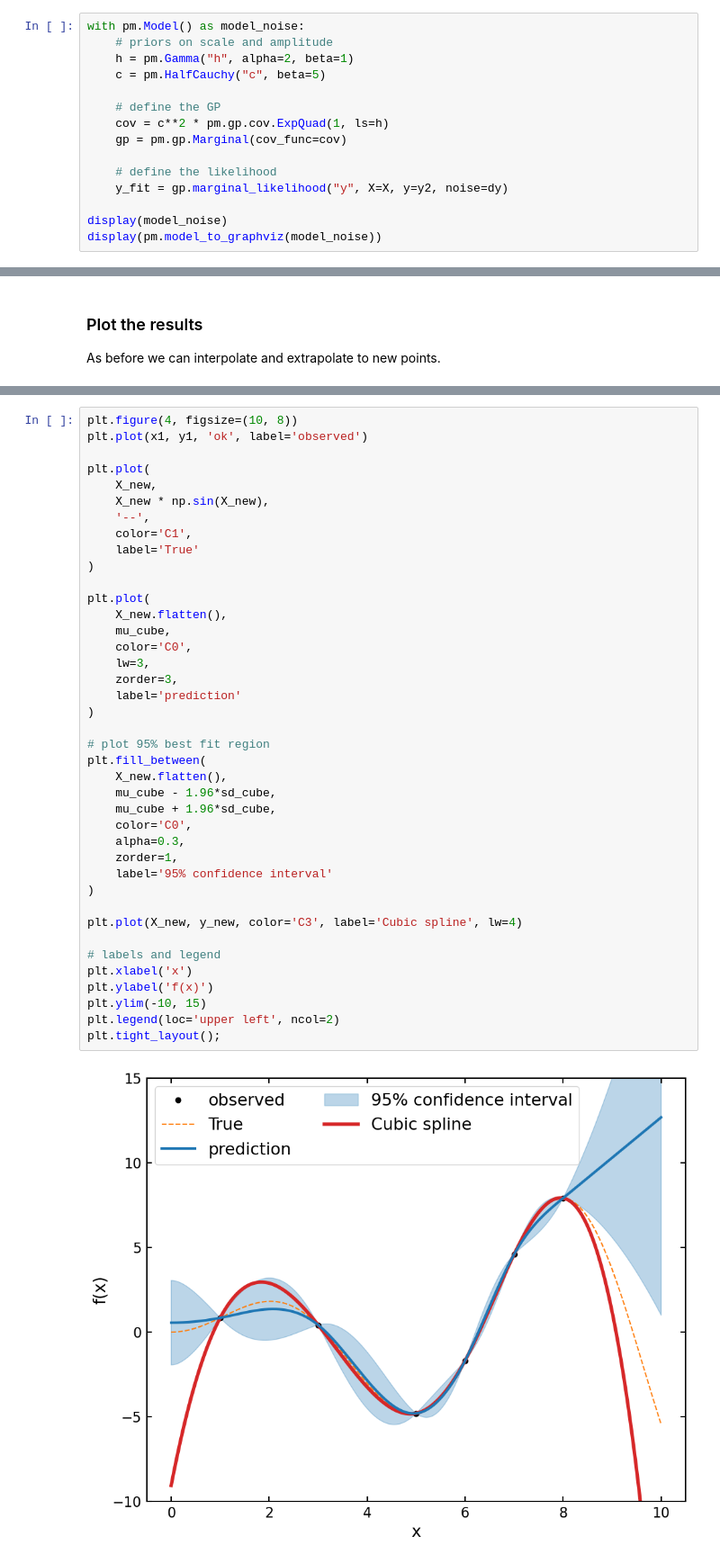
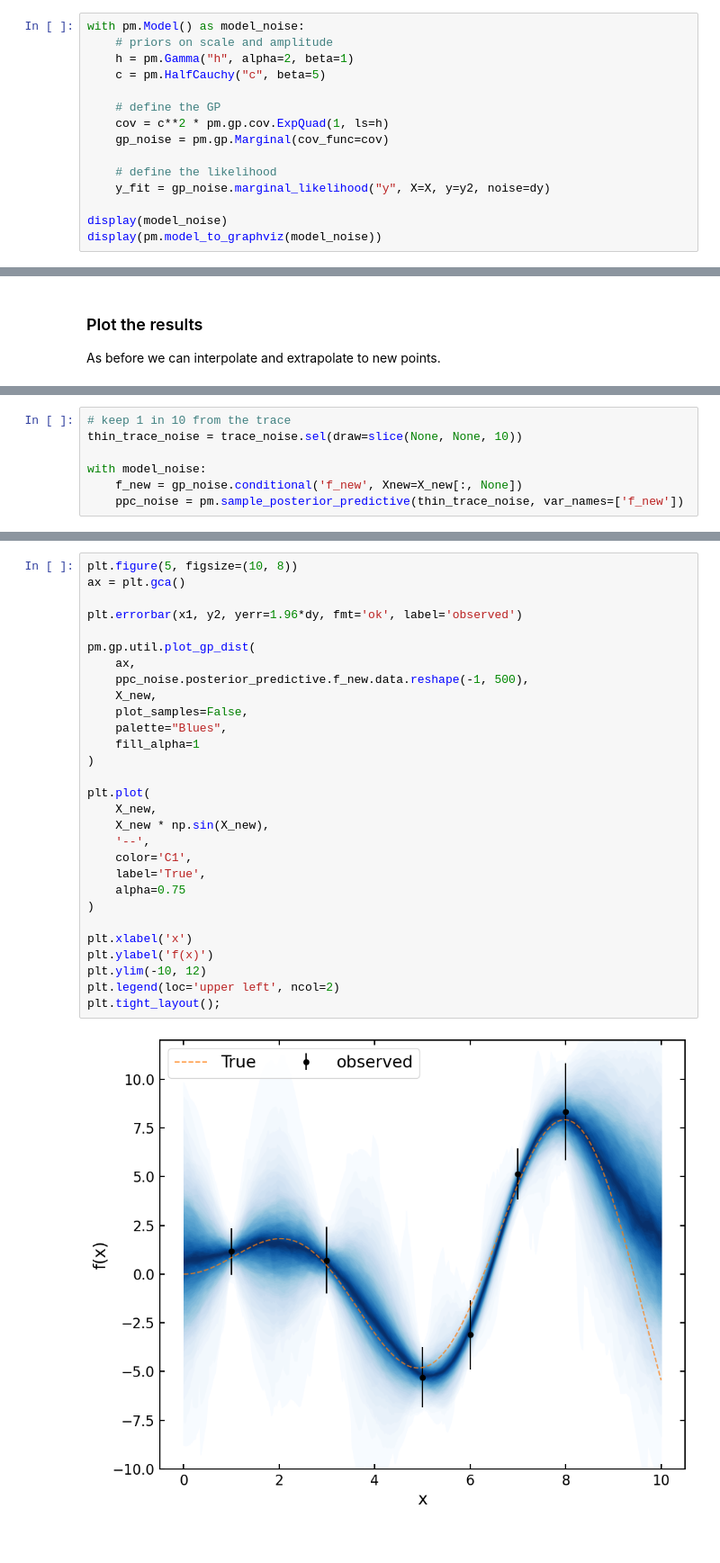
Before and after one commit to CKrawczyk/jupyter_data_languages, a Jupyter notebook: Gaussian_process_regression_pymc.ipynb, the cells around one changed output, grey strips where cells are left out. Shown at 90% size. Saved outputs shown, nothing was run; the diff lists cells and outputs as text; blank space fills up the shorter version.

```diff
--- a/Gaussian_process_regression_pymc.ipynb
+++ b/Gaussian_process_regression_pymc.ipynb
@@ -253,10 +254,10 @@ with pm.Model() as model_noise:
 
     # define the GP
     cov = c**2 * pm.gp.cov.ExpQuad(1, ls=h)
-    gp = pm.gp.Marginal(cov_func=cov)
+    gp_noise = pm.gp.Marginal(cov_func=cov)
 
     # define the likelihood
-    y_fit = gp.marginal_likelihood("y", X=X, y=y2, noise=dy)
+    y_fit = gp_noise.marginal_likelihood("y", X=X, y=y2, noise=dy)
 
 display(model_noise)
 display(pm.model_to_graphviz(model_noise))
@@ -397,0 +352,7 @@ y_new = interpolate.splev(X_new, tck)
+# %%
+# keep 1 in 10 from the trace
+thin_trace_noise = trace_noise.sel(draw=slice(None, None, 10))
+
+with model_noise:
+    f_new = gp_noise.conditional('f_new', Xnew=X_new[:, None])
+    ppc_noise = pm.sample_posterior_predictive(thin_trace_noise, var_names=['f_new'])
@@ -398,42 +361,31 @@ y_new = interpolate.splev(X_new, tck)
 # %%
-plt.figure(4, figsize=(10, 8))
-plt.plot(x1, y1, 'ok', label='observed')
+plt.figure(5, figsize=(10, 8))
+ax = plt.gca()
+
+plt.errorbar(x1, y2, yerr=1.96*dy, fmt='ok', label='observed')
+
+pm.gp.util.plot_gp_dist(
+    ax,
+    ppc_noise.posterior_predictive.f_new.data.reshape(-1, 500),
+    X_new,
+    plot_samples=False,
+    palette="Blues",
+    fill_alpha=1
+)
 
 plt.plot(
     X_new,
     X_new * np.sin(X_new),
     '--',
     color='C1',
-    label='True'
+    label='True',
+    alpha=0.75
 )
 
-plt.plot(
-    X_new.flatten(),
-    mu_cube,
-    color='C0',
-    lw=3,
-    zorder=3,
-    label='prediction'
-)
-
-# plot 95% best fit region
-plt.fill_between(
-    X_new.flatten(),
-    mu_cube - 1.96*sd_cube,
-    mu_cube + 1.96*sd_cube,
-    color='C0',
-    alpha=0.3,
-    zorder=1,
-    label='95% confidence interval'
-)
-
-plt.plot(X_new, y_new, color='C3', label='Cubic spline', lw=4)
-
-# labels and legend
 plt.xlabel('x')
 plt.ylabel('f(x)')
-plt.ylim(-10, 15)
+plt.ylim(-10, 12)
 plt.legend(loc='upper left', ncol=2)
 plt.tight_layout();
 # %% [output]
-[figure, old version]
+[figure, new version]
```
Also changed, not shown: parts of 21 cells of this notebook, 1 other file.
